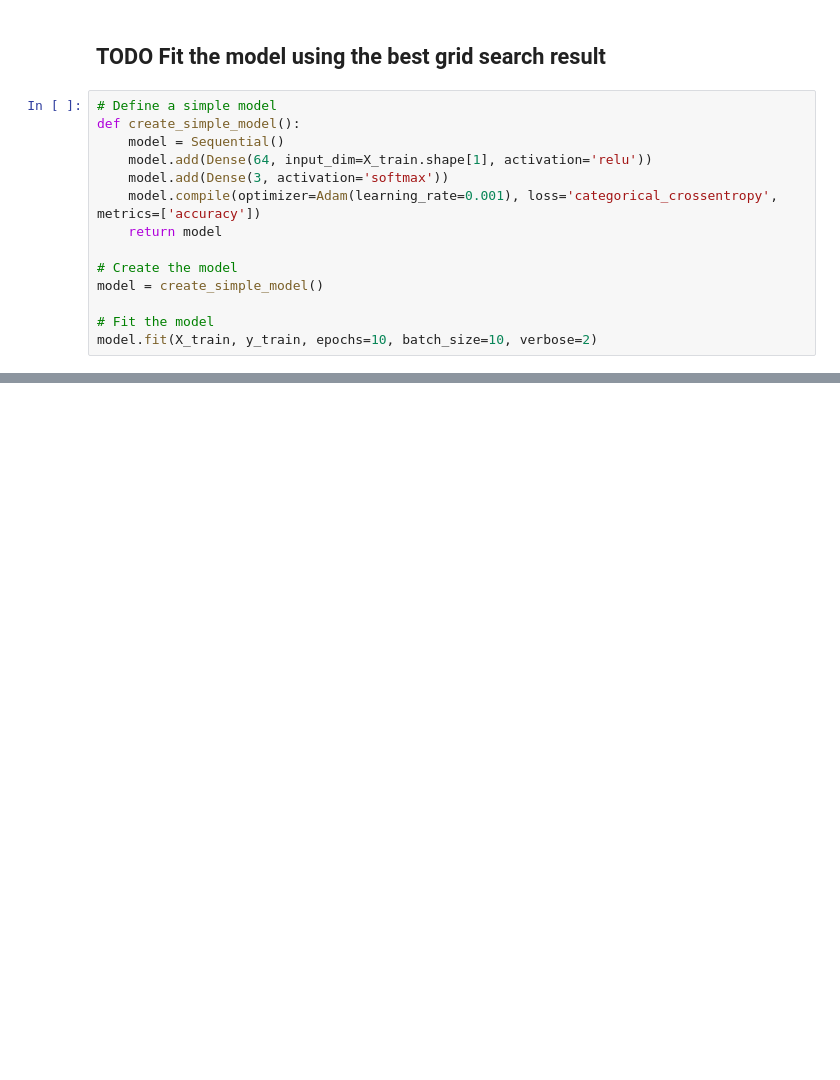
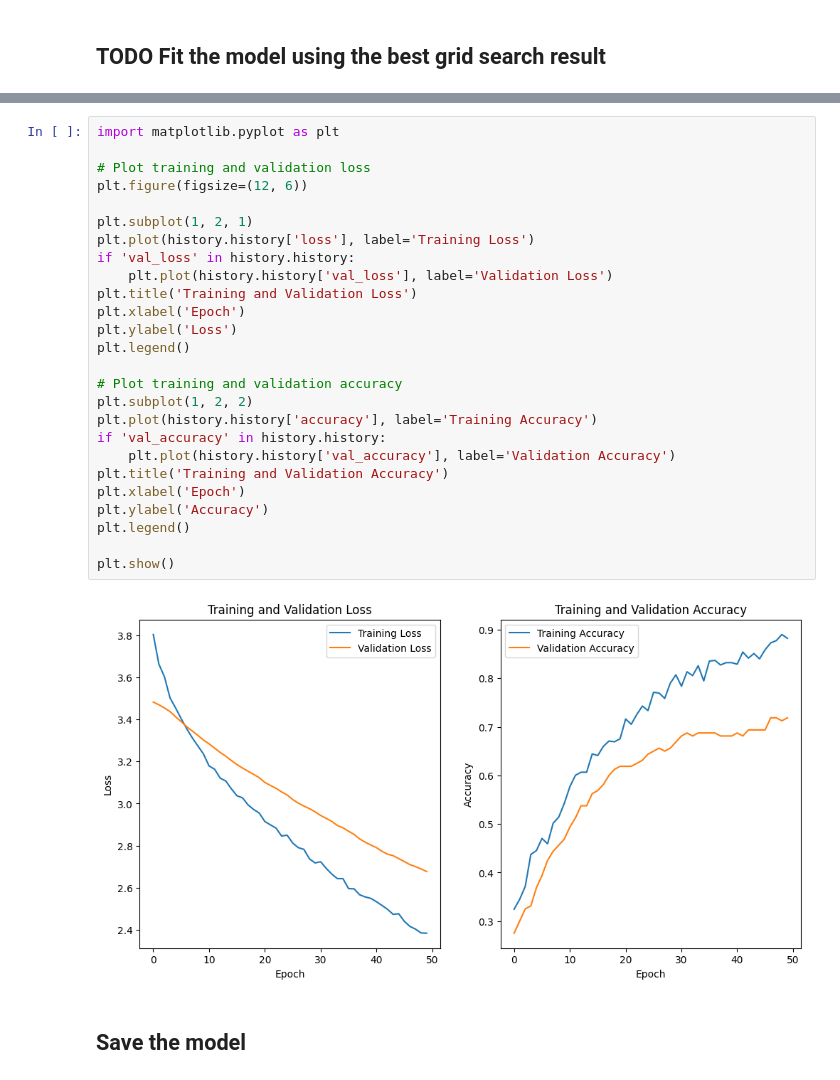
Before and after one commit to Xinyu-Sun/qualifying_exam_Comp_ML_MSCovid, a Jupyter notebook: Neural_Network_Keras.ipynb, the cells around one changed output, grey strips where cells are left out. Drawn from its saved outputs; the diff is of its cells as text; blank space fills up the shorter version.

```diff
--- a/Neural_Network_Keras.ipynb
+++ b/Neural_Network_Keras.ipynb
@@ -173,16 +184,2 @@ results_df.to_csv('GridSearchCV_results.csv', index=False)
 # %% [markdown]
 ## TODO Fit the model using the best grid search result
-# %%
-# Define a simple model
-def create_simple_model():
-    model = Sequential()
-    model.add(Dense(64, input_dim=X_train.shape[1], activation='relu'))
-    model.add(Dense(3, activation='softmax'))
-    model.compile(optimizer=Adam(learning_rate=0.001), loss='categorical_crossentropy', metrics=['accuracy'])
-    return model
-
-# Create the model
-model = create_simple_model()
-
-# Fit the model
-model.fit(X_train, y_train, epochs=10, batch_size=10, verbose=2)
@@ -213,0 +247,30 @@ print(f"y_train type: {type(y_train)}, dtype: {y_train.dtype}")
+# %%
+import matplotlib.pyplot as plt
+
+# Plot training and validation loss
+plt.figure(figsize=(12, 6))
+
+plt.subplot(1, 2, 1)
+plt.plot(history.history['loss'], label='Training Loss')
+if 'val_loss' in history.history:
+    plt.plot(history.history['val_loss'], label='Validation Loss')
+plt.title('Training and Validation Loss')
+plt.xlabel('Epoch')
+plt.ylabel('Loss')
+plt.legend()
+
+# Plot training and validation accuracy
+plt.subplot(1, 2, 2)
+plt.plot(history.history['accuracy'], label='Training Accuracy')
+if 'val_accuracy' in history.history:
+    plt.plot(history.history['val_accuracy'], label='Validation Accuracy')
+plt.title('Training and Validation Accuracy')
+plt.xlabel('Epoch')
+plt.ylabel('Accuracy')
+plt.legend()
+
+plt.show()
+# %% [output]
+[figure, added]
+# %% [markdown]
+## Save the model
```
Also changed, not shown: parts of 28 cells of this notebook, 16 other files.
